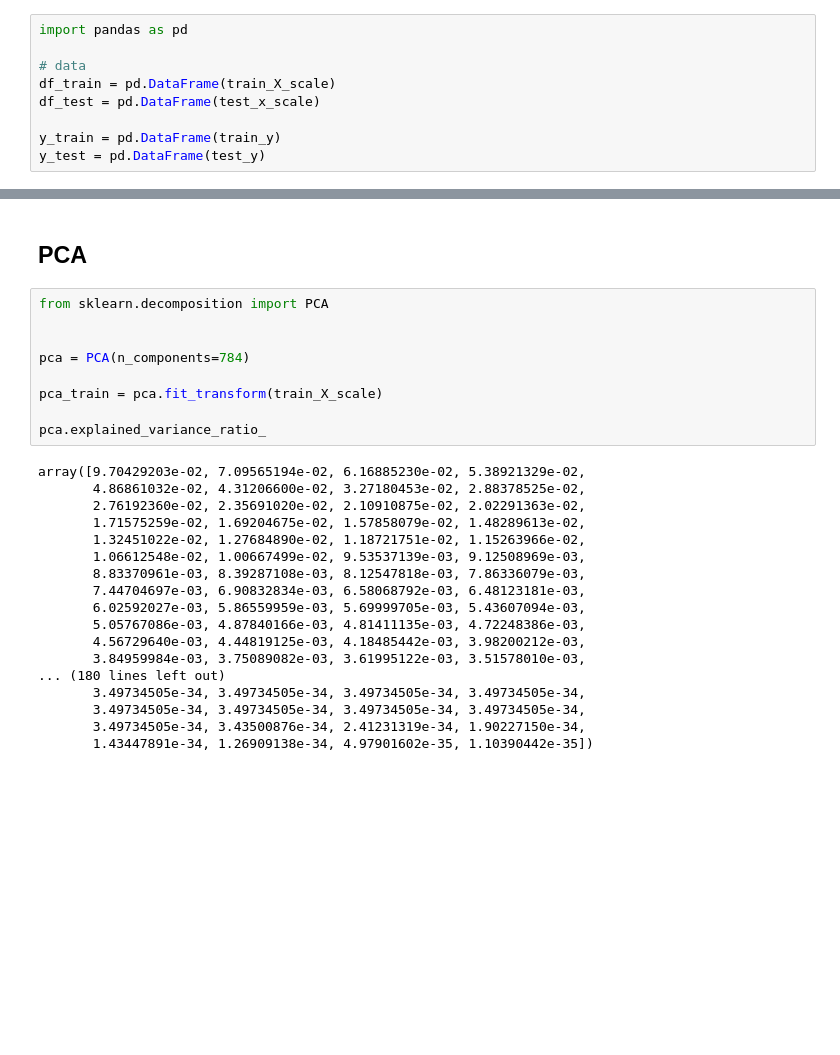
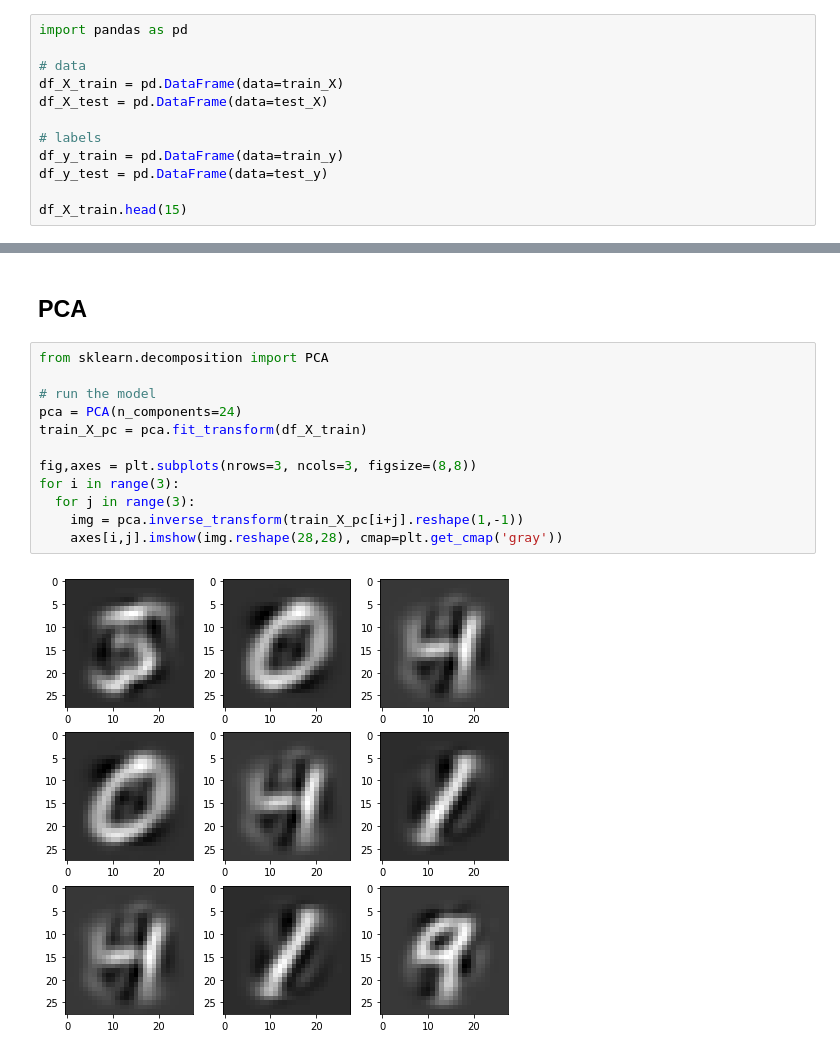
Before and after one commit to DarianFlorianVoda/StatisticsAppDS, a Jupyter notebook: dimension_reduction.ipynb, the cells around one changed output, grey strips where cells are left out. Saved outputs shown, nothing was run; the diff lists cells and outputs as text; blank space fills up the shorter version.

```diff
--- a/dimension_reduction.ipynb
+++ b/dimension_reduction.ipynb
@@ -82,8 +51,11 @@ Convert to Pandas dataframes
 import pandas as pd
 
 # data
-df_train = pd.DataFrame(train_X_scale)
-df_test = pd.DataFrame(test_x_scale)
+df_X_train = pd.DataFrame(data=train_X)
+df_X_test = pd.DataFrame(data=test_X)
 
-y_train = pd.DataFrame(train_y)
-y_test = pd.DataFrame(test_y)
+# labels
+df_y_train = pd.DataFrame(data=train_y)
+df_y_test = pd.DataFrame(data=test_y)
+
+df_X_train.head(15)
@@ -90,29 +93,16 @@ y_test = pd.DataFrame(test_y)
 # %% [markdown]
 ## PCA
-# %%
-from sklearn.decomposition import PCA
-
-
-pca = PCA(n_components=784)
-
-pca_train = pca.fit_transform(train_X_scale)
-
-pca.explained_variance_ratio_
-# %% [output]
-array([9.70429203e-02, 7.09565194e-02, 6.16885230e-02, 5.38921329e-02,
-       4.86861032e-02, 4.31206600e-02, 3.27180453e-02, 2.88378525e-02,
-       2.76192360e-02, 2.35691020e-02, 2.10910875e-02, 2.02291363e-02,
-       1.71575259e-02, 1.69204675e-02, 1.57858079e-02, 1.48289613e-02,
-       1.32451022e-02, 1.27684890e-02, 1.18721751e-02, 1.15263966e-02,
-       1.06612548e-02, 1.00667499e-02, 9.53537139e-03, 9.12508969e-03,
-       8.83370961e-03, 8.39287108e-03, 8.12547818e-03, 7.86336079e-03,
-       7.44704697e-03, 6.90832834e-03, 6.58068792e-03, 6.48123181e-03,
-       6.02592027e-03, 5.86559959e-03, 5.69999705e-03, 5.43607094e-03,
-       5.05767086e-03, 4.87840166e-03, 4.81411135e-03, 4.72248386e-03,
-       4.56729640e-03, 4.44819125e-03, 4.18485442e-03, 3.98200212e-03,
-       3.84959984e-03, 3.75089082e-03, 3.61995122e-03, 3.51578010e-03,
-... (180 lines left out)
-       3.49734505e-34, 3.49734505e-34, 3.49734505e-34, 3.49734505e-34,
-       3.49734505e-34, 3.49734505e-34, 3.49734505e-34, 3.49734505e-34,
-       3.49734505e-34, 3.43500876e-34, 2.41231319e-34, 1.90227150e-34,
-       1.43447891e-34, 1.26909138e-34, 4.97901602e-35, 1.10390442e-35])
+# %%
+from sklearn.decomposition import PCA
+
+# run the model
+pca = PCA(n_components=24)
+train_X_pc = pca.fit_transform(df_X_train)
+
+fig,axes = plt.subplots(nrows=3, ncols=3, figsize=(8,8))
+for i in range(3):
+  for j in range(3):
+    img = pca.inverse_transform(train_X_pc[i+j].reshape(1,-1))
+    axes[i,j].imshow(img.reshape(28,28), cmap=plt.get_cmap('gray'))
+# %% [output]
+[figure, added]
```
Also changed, not shown: parts of 10 cells of this notebook, 1 other file.
